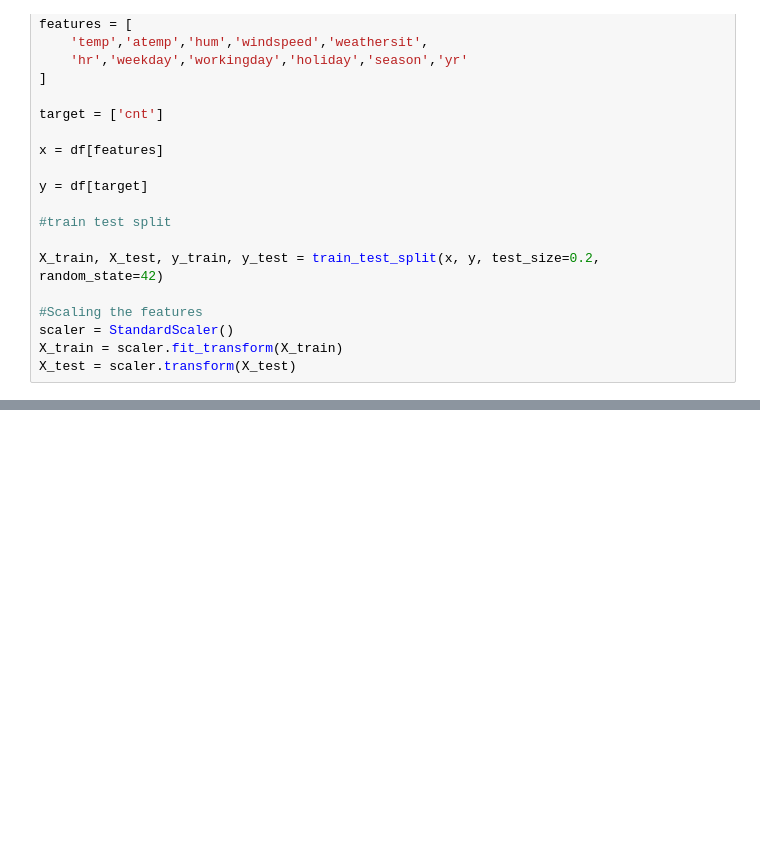
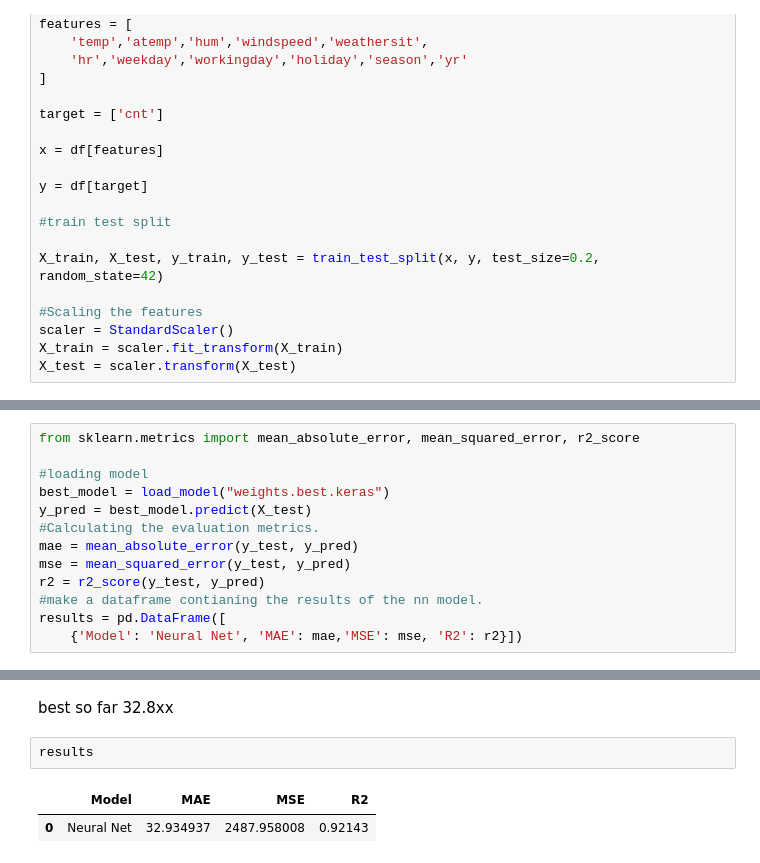
Before and after one commit to marcusflygar1-hash/AI_Course_Submissions_real, a Jupyter notebook: Exercise_7_Neural_networks/Exercise7_Neural_Networks_2.ipynb, the cells around one changed output, grey strips where cells are left out. Saved outputs shown, nothing was run; the diff lists cells and outputs as text; blank space fills up the shorter version.

```diff
--- a/Exercise_7_Neural_networks/Exercise7_Neural_Networks_2.ipynb
+++ b/Exercise_7_Neural_networks/Exercise7_Neural_Networks_2.ipynb
@@ -423,0 +595,13 @@ plt.plot()
+# %%
+from sklearn.metrics import mean_absolute_error, mean_squared_error, r2_score
+
+#loading model
+best_model = load_model("weights.best.keras")
+y_pred = best_model.predict(X_test)
+#Calculating the evaluation metrics.
+mae = mean_absolute_error(y_test, y_pred)
+mse = mean_squared_error(y_test, y_pred)
+r2 = r2_score(y_test, y_pred)
+#make a dataframe contianing the results of the nn model.
+results = pd.DataFrame([
+    {'Model': 'Neural Net', 'MAE': mae,'MSE': mse, 'R2': r2}])
@@ -423,0 +610,7 @@ plt.plot()
+# %% [markdown]
+best so far 32.8xx
+# %%
+results
+# %% [output]
+|  | Model | MAE | MSE | R2 |
+| 0 | Neural Net | 32.934937 | 2487.958008 | 0.92143 |
```
Also changed, not shown: parts of 18 cells of this notebook.
